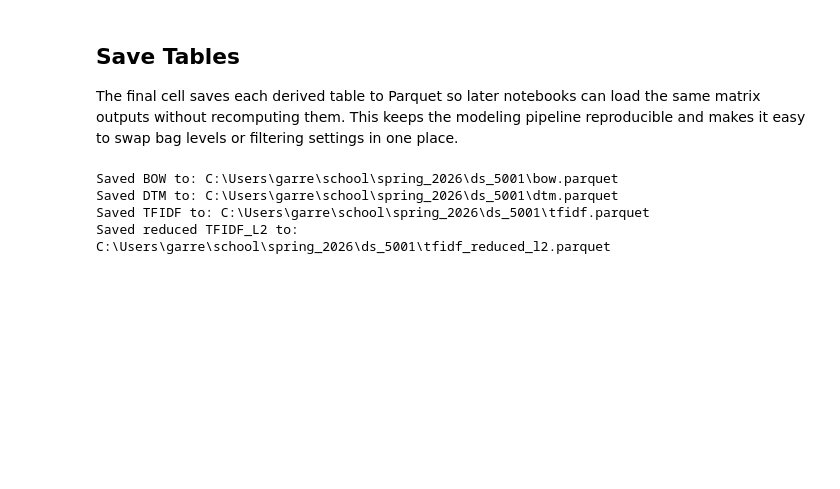
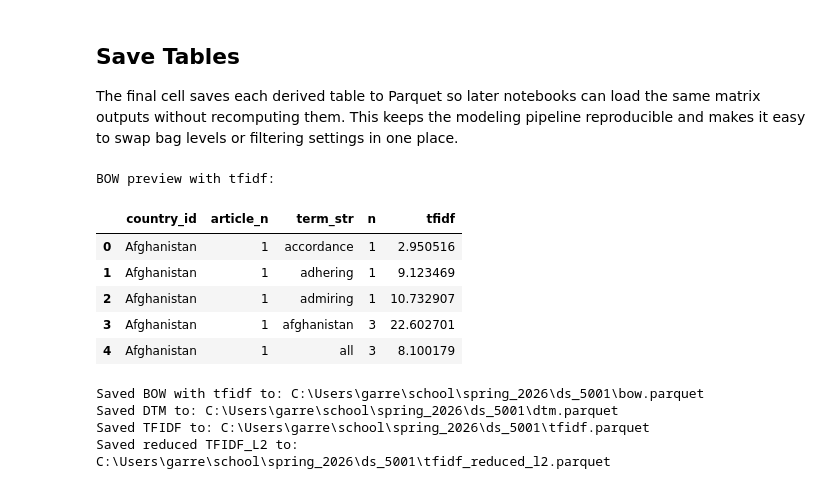
Before and after one commit to gknapp101/ds5001_final_project, a Jupyter notebook: build_derived_tables.ipynb, the cells around one changed output. Drawn from its saved outputs; the diff is of its cells as text; code cells hidden in the pictures; blank space fills up the shorter version.

```diff
--- a/build_derived_tables.ipynb
+++ b/build_derived_tables.ipynb
@@ -270,23 +270,50 @@ The final cell saves each derived table to Parquet so later notebooks can load t
 # %%
 def save_table(df: pd.DataFrame, parquet_path: Path, *, index: bool = True) -> Path:
     if PARQUET_ENGINE is None:
         raise RuntimeError('A parquet engine is required to save the derived project tables.')
     df.to_parquet(parquet_path, index=index)
     return parquet_path
 
 
+def attach_bow_tfidf(bow: pd.DataFrame, tfidf: pd.DataFrame, bag_name: str) -> pd.DataFrame:
+    # Pull the row-level TFIDF value for each observed term occurrence in the long BOW table.
+    bag_cols = BAG_LEVELS[bag_name]
+    bow_out = bow.reset_index().copy()
+    bag_index = pd.MultiIndex.from_frame(bow_out[bag_cols])
+    row_pos = tfidf.index.get_indexer(bag_index)
+    col_pos = tfidf.columns.get_indexer(bow_out['term_str'])
+    if (row_pos < 0).any() or (col_pos < 0).any():
+        raise KeyError('Could not align BOW rows with TFIDF matrix positions.')
+    tfidf_values = tfidf.to_numpy()[row_pos, col_pos]
+    bow_out['tfidf'] = tfidf_values
+    return bow_out
+
+
+BOW_WITH_TFIDF = attach_bow_tfidf(BOW, TFIDF, BAG_NAME)
+bow_preview = BOW_WITH_TFIDF.head().copy()
+bow_preview['tfidf'] = bow_preview['tfidf'].round(6)
+print('BOW preview with tfidf:')
+display(bow_preview)
+
 # Save each derived table so later modeling notebooks can load them directly.
-saved_bow = save_table(BOW.reset_index(), BOW_PARQUET, index=False)
+saved_bow = save_table(BOW_WITH_TFIDF, BOW_PARQUET, index=False)
 saved_dtm = save_table(DTM, DTM_PARQUET)
 saved_tfidf = save_table(TFIDF, TFIDF_PARQUET)
 saved_tfidf_reduced_l2 = save_table(TFIDF_REDUCED_L2, TFIDF_REDUCED_L2_PARQUET)
 
-print(f'Saved BOW to: {saved_bow.resolve()}')
+print(f'Saved BOW with tfidf to: {saved_bow.resolve()}')
 print(f'Saved DTM to: {saved_dtm.resolve()}')
 print(f'Saved TFIDF to: {saved_tfidf.resolve()}')
 print(f'Saved reduced TFIDF_L2 to: {saved_tfidf_reduced_l2.resolve()}')
 # %% [output]
-Saved BOW to: C:\Users\garre\school\spring_2026\ds_5001\bow.parquet
-Saved DTM to: C:\Users\garre\school\spring_2026\ds_5001\dtm.parquet
-Saved TFIDF to: C:\Users\garre\school\spring_2026\ds_5001\tfidf.parquet
-Saved reduced TFIDF_L2 to: C:\Users\garre\school\spring_2026\ds_5001\tfidf_reduced_l2.parquet
+BOW preview with tfidf:
+|  | country_id | article_n | term_str | n | tfidf |
+| 0 | Afghanistan | 1 | accordance | 1 | 2.950516 |
+| 1 | Afghanistan | 1 | adhering | 1 | 9.123469 |
+| 2 | Afghanistan | 1 | admiring | 1 | 10.732907 |
+| 3 | Afghanistan | 1 | afghanistan | 3 | 22.602701 |
+| 4 | Afghanistan | 1 | all | 3 | 8.100179 |
+Saved BOW with tfidf to: C:\Users\garre\school\spring_2026\ds_5001\bow.parquet
+Saved DTM to: C:\Users\garre\school\spring_2026\ds_5001\dtm.parquet
+Saved TFIDF to: C:\Users\garre\school\spring_2026\ds_5001\tfidf.parquet
+Saved reduced TFIDF_L2 to: C:\Users\garre\school\spring_2026\ds_5001\tfidf_reduced_l2.parquet
```
Also changed, not shown: parts of 3 cells of this notebook, 9 other files.
